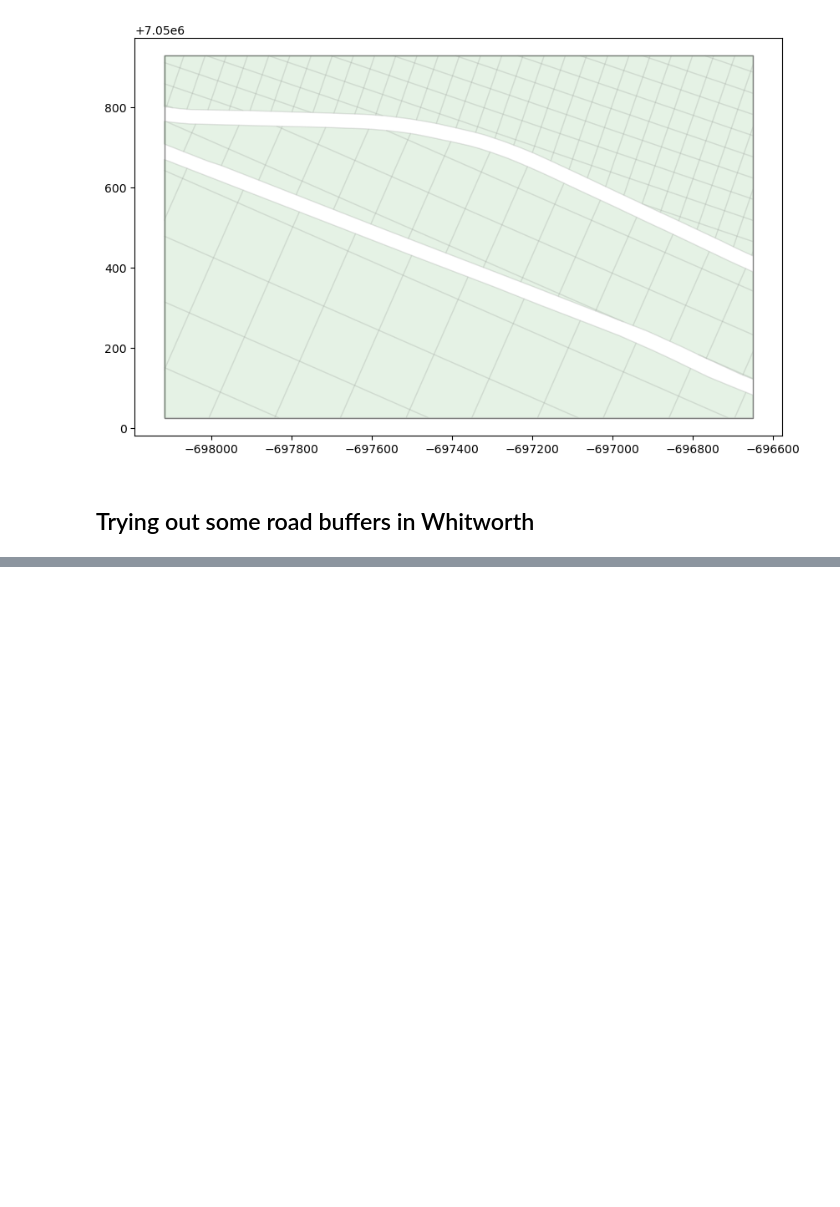
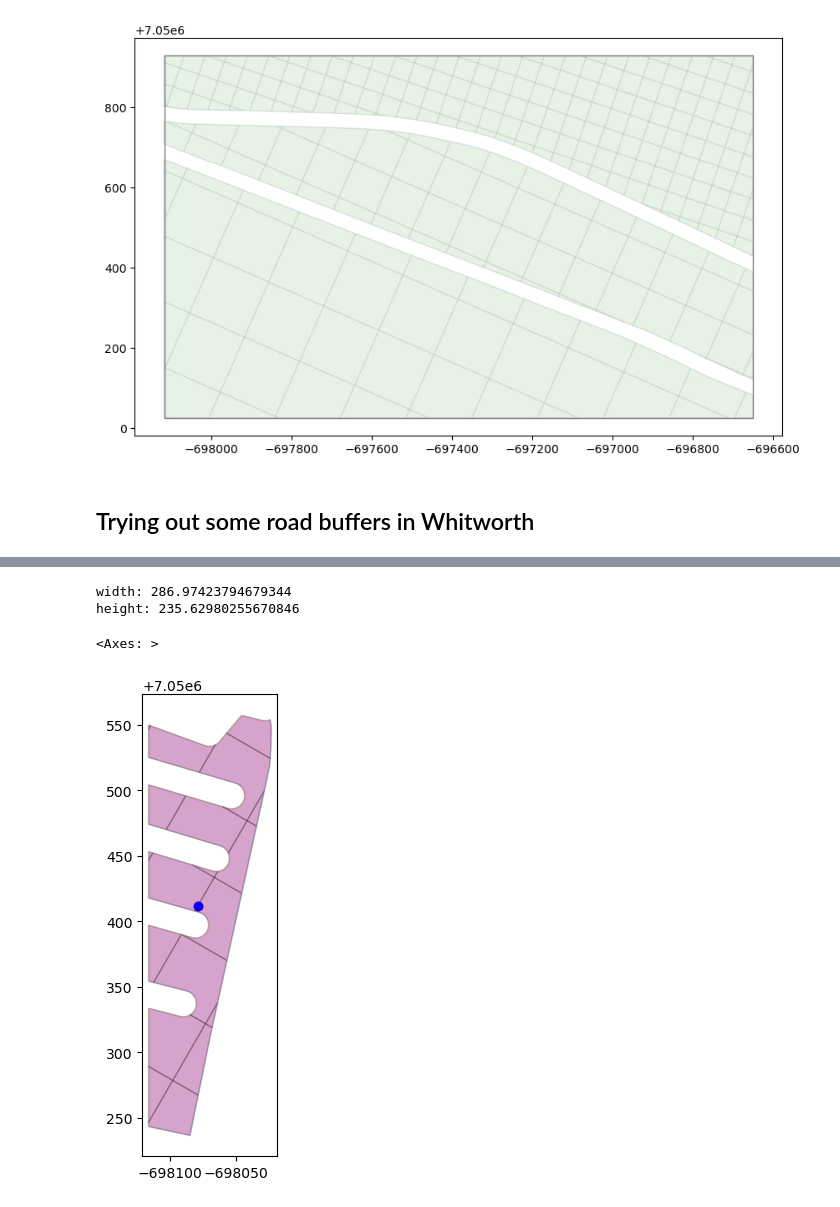
Before and after one commit to paddeaux/radian, a Jupyter notebook: radian_additions.ipynb, the cells around one changed output, grey strips where cells are left out. Saved outputs shown, nothing was run; the diff lists cells and outputs as text; code cells hidden in the pictures; blank space fills up the shorter version.

```diff
--- a/radian_additions.ipynb
+++ b/radian_additions.ipynb
@@ -456,0 +468,15 @@ AttributeError: 'Point' object has no attribute 'loc'
+# %%
+poly_47 = road_buffer.iloc[[47]]
+poly_47_tiled = tile_squares_test(poly_47, 50, 60)
+
+fig, ax = plt.subplots(1,1,figsize=(8,6))
+poly_47.plot(ax=ax, facecolor='blue', edgecolor='grey', alpha=0.2)
+poly_47_tiled.plot(ax=ax, facecolor='red', edgecolor='black', alpha=0.2)
+
+poly_47.centroid.plot(ax=ax, color='red')
+gpd.GeoSeries(poly_47_tiled.unary_union).centroid.plot(ax=ax, color='blue')
+# %% [output]
+width: 286.97423794679344
+height: 235.62980255670846
+<Axes: >
+[figure, added]
```
Also changed, not shown: parts of 5 cells of this notebook, 1 other file.
